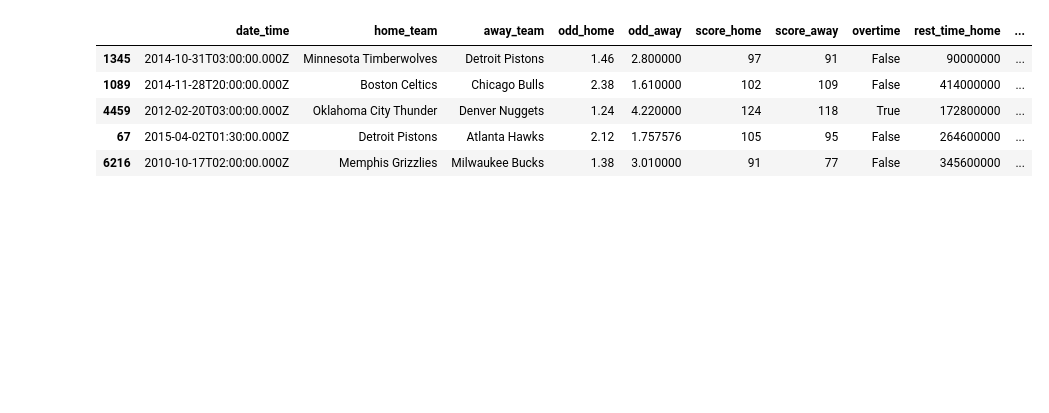
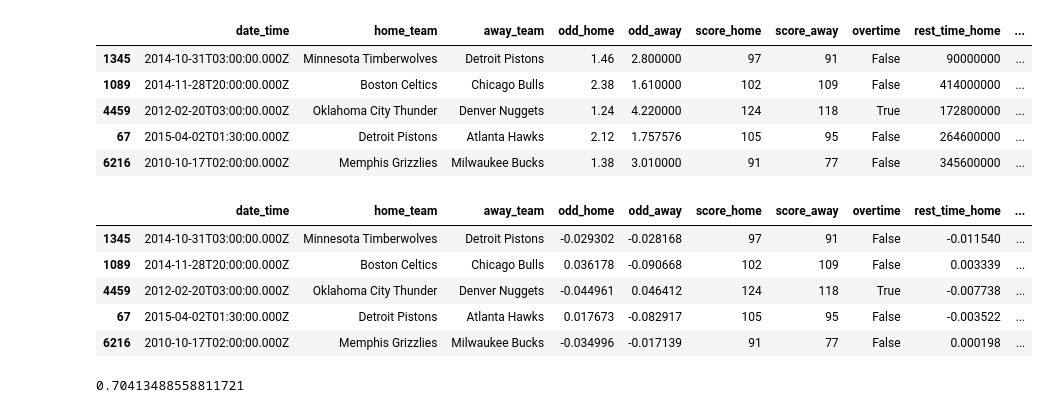
Before and after one commit to louisguitton/nba-predict, a Jupyter notebook: analysis/analysis-with-rest.ipynb, the cells around one changed output. Drawn from its saved outputs; the diff is of its cells as text; code cells hidden in the pictures; blank space fills up the shorter version.

```diff
--- a/analysis/analysis-with-rest.ipynb
+++ b/analysis/analysis-with-rest.ipynb
@@ -62,6 +62,13 @@ See the caveats in the documentation: http://pandas.pydata.org/pandas-docs/stabl
 | 7863 | 2009-02-21T03:30:00.000Z | Chicago Bulls | Denver Nuggets | 0.015003 | -0.071626 | 116 | 99 | False | -0.010454 | ... |
 | 7506 | 2009-03-30T03:00:00.000Z | Sacramento Kings | Phoenix Suns | 0.069223 | -0.088126 | 126 | 118 | False | -0.010702 | ... |
 | 3504 | 2012-12-27T03:00:00.000Z | Memphis Grizzlies | Philadelphia 76ers | -0.040450 | 0.059566 | 89 | 99 | False | -0.002600 | ... |
+# %%
+# Clean NaN Values
+def clean_nan(X):
+    return X.fillna(0)
+# %%
+X_train_map = clean_nan(X_train);
+X_test_map = clean_nan(X_test);
 # %% [markdown]
 # Logistic Regression
 # %%
@@ -83,7 +93,19 @@ X_test.head()
 | 4459 | 2012-02-20T03:00:00.000Z | Oklahoma City Thunder | Denver Nuggets | 1.24 | 4.220000 | 124 | 118 | True | 172800000 | ... |
 | 67 | 2015-04-02T01:30:00.000Z | Detroit Pistons | Atlanta Hawks | 2.12 | 1.757576 | 105 | 95 | False | 264600000 | ... |
 | 6216 | 2010-10-17T02:00:00.000Z | Memphis Grizzlies | Milwaukee Bucks | 1.38 | 3.010000 | 91 | 77 | False | 345600000 | ... |
+# %%
+feature_scale(X_test_map,['odd_home','odd_away','rest_time_home','rest_time_away']);
+X_test_map.head()
+# %% [output]
+|  | date_time | home_team | away_team | odd_home | odd_away | score_home | score_away | overtime | rest_time_home | ... |
+| 1345 | 2014-10-31T03:00:00.000Z | Minnesota Timberwolves | Detroit Pistons | -0.029302 | -0.028168 | 97 | 91 | False | -0.011540 | ... |
+| 1089 | 2014-11-28T20:00:00.000Z | Boston Celtics | Chicago Bulls | 0.036178 | -0.090668 | 102 | 109 | False | 0.003339 | ... |
+| 4459 | 2012-02-20T03:00:00.000Z | Oklahoma City Thunder | Denver Nuggets | -0.044961 | 0.046412 | 124 | 118 | True | -0.007738 | ... |
+| 67 | 2015-04-02T01:30:00.000Z | Detroit Pistons | Atlanta Hawks | 0.017673 | -0.082917 | 105 | 95 | False | -0.003522 | ... |
+| 6216 | 2010-10-17T02:00:00.000Z | Memphis Grizzlies | Milwaukee Bucks | -0.034996 | -0.017139 | 91 | 77 | False | 0.000198 | ... |
 # %%
 X = X_test_map[fit_features]
 y = X_test_map['home_wins']
 classifier.score(X,y)
+# %% [output]
+0.70413488558811721
```
Also changed, not shown: parts of 10 cells of this notebook.
